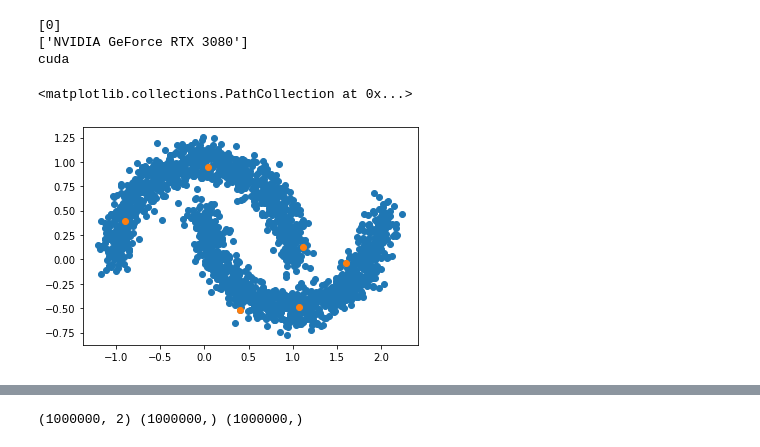
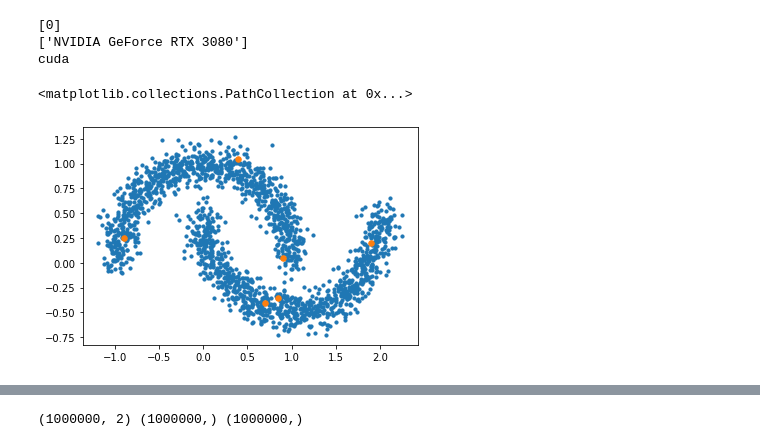
Before and after one commit to BeopGyu/MetaPseudoLabel_TwoMoon, a Jupyter notebook: 230306_TwoMoon.ipynb, the cells around one changed output, grey strips where cells are left out. Saved outputs shown, nothing was run; the diff lists cells and outputs as text; code cells hidden in the pictures.

```diff
--- a/230306_TwoMoon.ipynb
+++ b/230306_TwoMoon.ipynb
@@ -27,4 +27,4 @@ print(device)
 ['NVIDIA GeForce RTX 3080']
 cuda
 # %%
-points, labels = make_moons(n_samples=2000, shuffle=False ,noise=0.1)
+points, labels = make_moons(n_samples=(1000,1000), shuffle=True ,noise=0.1)
@@ -37,6 +31,17 @@ labels_l = np.array((labels[10], labels[500], labels[900], labels[1300], labels[
+# %%
+points_l = np.array((
+    (-0.9, 0.25),
+    (0.4, 1.05),
+    (0.9, 0.05),
+    # (0.2, 0.3),
+    (0.7, -0.4),
+    (0.85, -0.35),
+    (1.9, 0.2)
+))
+labels_l = np.array((0,0,0,1,1,1))
 # %%
-plt.scatter(points[:,0],points[:,1])
-plt.scatter(points_l[:,0],points_l[:,1])
+plt.scatter(points[:,0],points[:,1], s=10)
+plt.scatter(points_l[:,0],points_l[:,1], s=30)
 # %% [output]
 <matplotlib.collections.PathCollection at 0x...>
-[figure, old version]
+[figure, new version]
```
Also changed, not shown: parts of 19 cells of this notebook, 2 other files.
